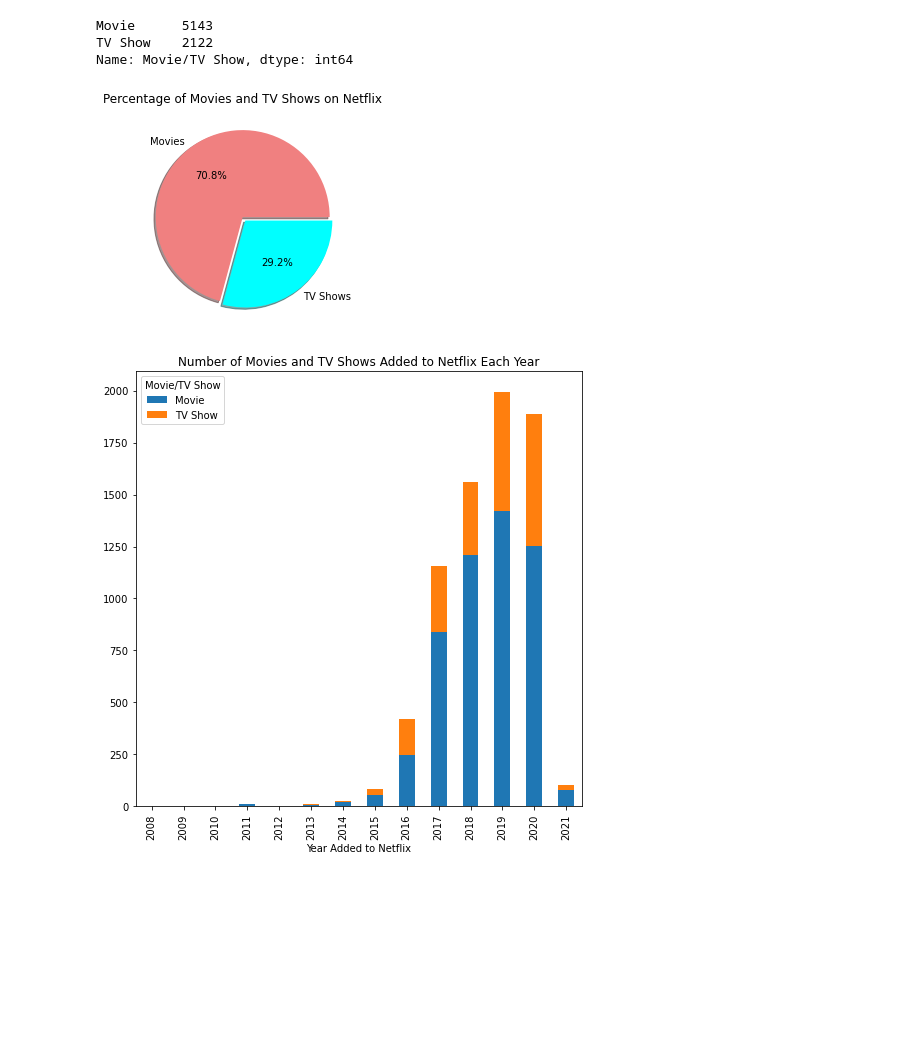
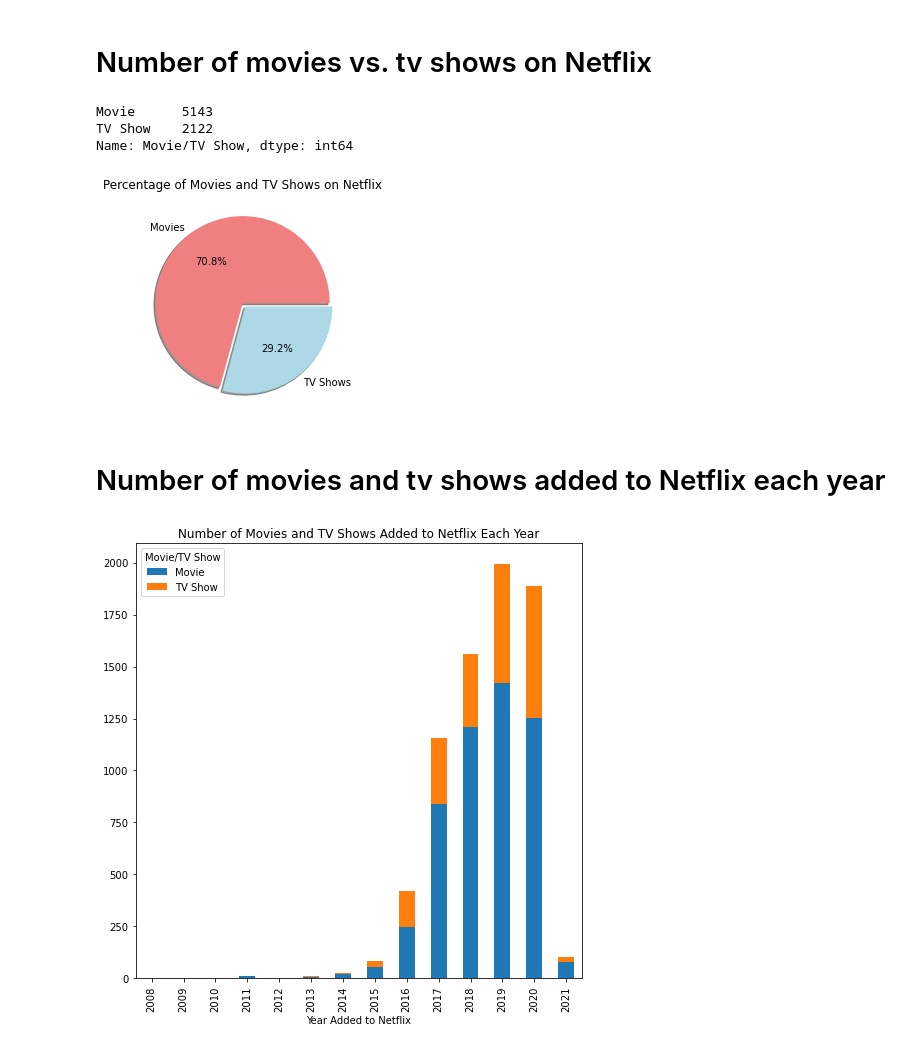
Before and after one commit to terrilvallikalam/Project1-TheFloorIsJava, a Jupyter notebook: Question 1.ipynb, the cells around one changed output. Cells and saved outputs as stored; diff of their text form; code cells hidden in the pictures; blank space fills up the shorter version.

```diff
--- a/Mary_Test.ipynb
+++ b/Question 1.ipynb
@@ -86,4 +90,6 @@ netflix.head()
 
 #To be able to change the Year Added to int, we need to delete the one from the original data set that don't
 #have a date added becasue it won't let you change a data series if all of the data types aren't the same
+# %% [markdown]
+# Number of movies vs. tv shows on Netflix
 # %%
@@ -94,12 +100,15 @@ Movie      5143
 TV Show    2122
 Name: Movie/TV Show, dtype: int64
 # %%
+# Create pie chart
 labels = ["Movies", "TV Shows"]
 sizes = [5143, 2122]
-colors = ["lightcoral", "cyan"]
+colors = ["lightcoral", "lightblue"]
 plt.pie(sizes, labels=labels, colors=colors, autopct="%1.1f%%", startangle=0, explode=[0, 0.05], shadow=True)
 plt.title("Percentage of Movies and TV Shows on Netflix")
 plt.show()
 # %% [output]
-[figure, old version]
+[figure, new version]
+# %% [markdown]
+# Number of movies and tv shows added to Netflix each year
 # %%
```
Also changed, not shown: parts of 16 cells of this notebook, 3 other files.
